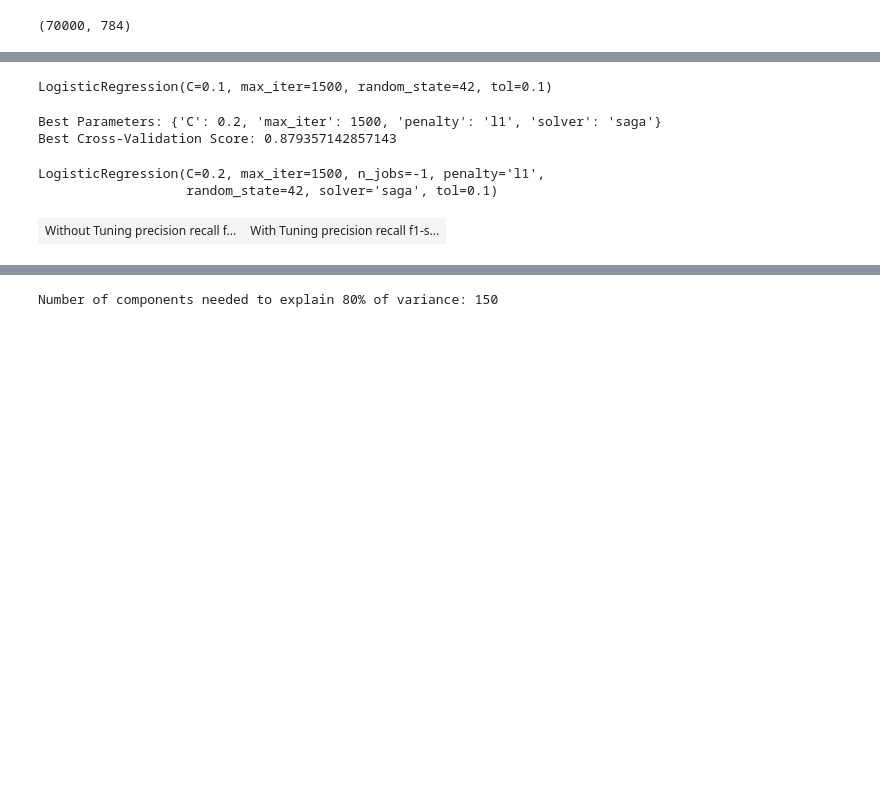
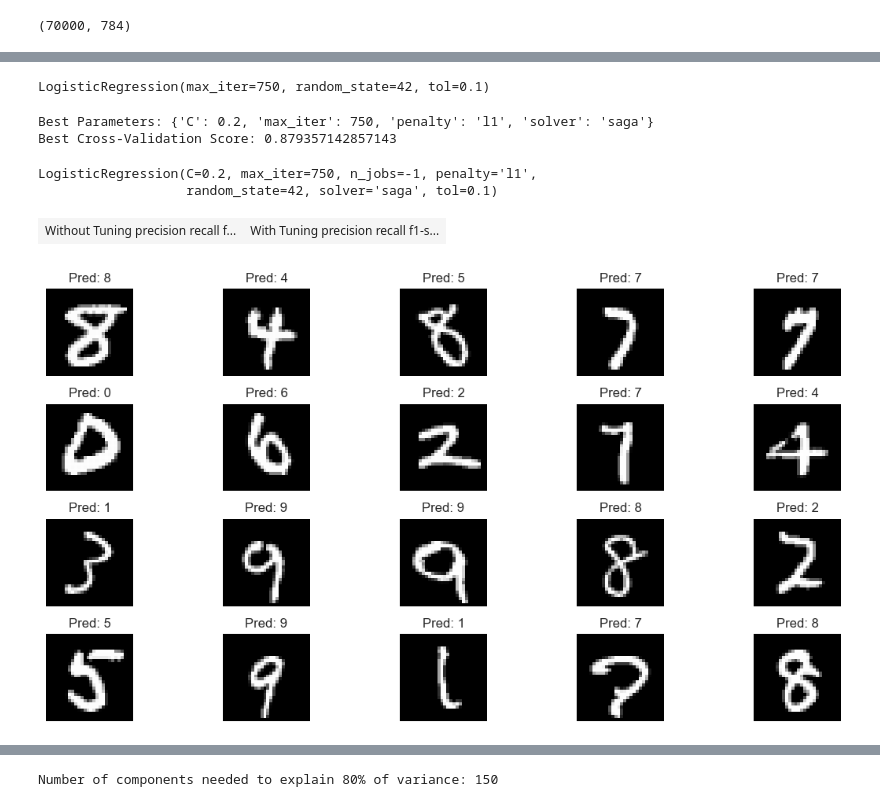
Before and after one commit to Shreyas8612/MNIST_Classification, a Jupyter notebook: MNIST_Classification.ipynb, the cells around one changed output, grey strips where cells are left out. Cells and saved outputs as stored; diff of their text form; code cells hidden in the pictures; blank space fills up the shorter version.

```diff
--- a/MNIST_Classification.ipynb
+++ b/MNIST_Classification.ipynb
@@ -48,17 +48,17 @@ X_train_scaled = scaler.fit_transform(X_train)
 X_test_scaled = scaler.transform(X_test)
 # %%
 # Train a logistic regression model
-log_reg_no_tuning = LogisticRegression(max_iter=1500, tol=1e-1, random_state=42)
+log_reg_no_tuning = LogisticRegression(max_iter=750, tol=1e-1, random_state=42)
 log_reg_no_tuning.fit(X_train_scaled, y_train)
 # %% [output]
-LogisticRegression(C=0.1, max_iter=1500, random_state=42, tol=0.1)
+LogisticRegression(max_iter=750, random_state=42, tol=0.1)
 # %%
 # Define parameter grid
 param_grid = [
     {'penalty': ['l1', 'l2'],
      'C': [0.01, 0.1,0.2, 0.3],
      'solver': ['saga'],
-     'max_iter': [1500]},
+     'max_iter': [750, 1000, 1200]},
 ]
 
 # Setup GridSearchCV
@@ -70,14 +70,14 @@ grid_search.fit(X_train_scaled, y_train)
 print("Best Parameters:", grid_search.best_params_)
 print("Best Cross-Validation Score:", grid_search.best_score_)
 # %% [output]
-Best Parameters: {'C': 0.2, 'max_iter': 1500, 'penalty': 'l1', 'solver': 'saga'}
+Best Parameters: {'C': 0.2, 'max_iter': 750, 'penalty': 'l1', 'solver': 'saga'}
 Best Cross-Validation Score: 0.879357142857143
 # %%
 # Train a logistic regression model with the best parameters
-log_reg = LogisticRegression(penalty='l1', solver='saga', C=0.2, max_iter=1500, tol=1e-1,random_state=42, n_jobs=-1)
+log_reg = LogisticRegression(penalty='l1', solver='saga', C=0.2, max_iter=750, tol=1e-1,random_state=42, n_jobs=-1)
 log_reg.fit(X_train_scaled, y_train)
 # %% [output]
-LogisticRegression(C=0.2, max_iter=1500, n_jobs=-1, penalty='l1',
+LogisticRegression(C=0.2, max_iter=750, n_jobs=-1, penalty='l1',
                    random_state=42, solver='saga', tol=0.1)
 # %%
 # Predict on the test set without tuning
@@ -105,6 +105,18 @@ display(HTML(f"""
 """))
 # %% [output]
 | Without Tuning precision recall f... | With Tuning precision recall f1-s... |
+# %%
+# Plot the first 20 digits with their predicted labels
+plt.figure(figsize=(12, 6))
+for i in range(20):
+    plt.subplot(4, 5, i + 1)
+    plt.imshow(X_test[i].reshape(28, 28), cmap='gray')  # Use X_test instead of X_images for correct predictions
+    plt.axis('off')
+    plt.title(f'Pred: {y_pred[i]}')
+plt.tight_layout()
+plt.show()
+# %% [output]
+[figure, added]
 # %%
 # Generate the confusion matrix
 cm = confusion_matrix(y_test, y_pred)
```
Also changed, not shown: parts of 11 cells of this notebook.
